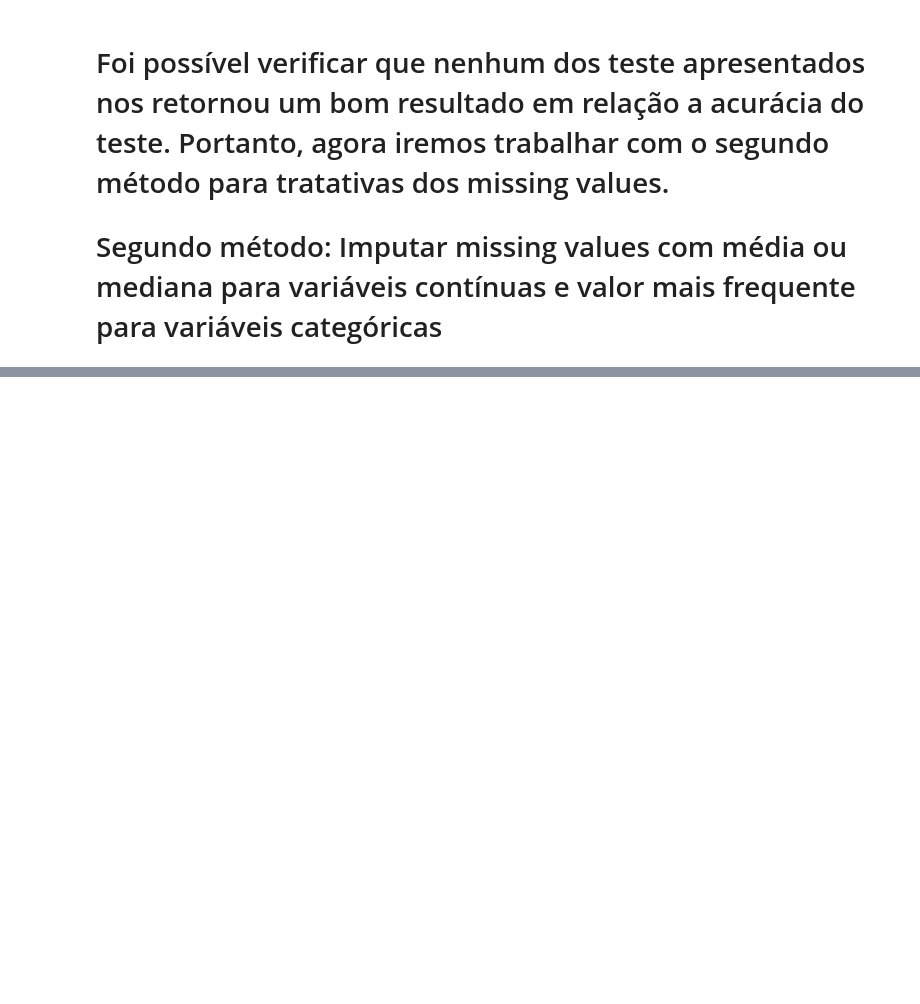
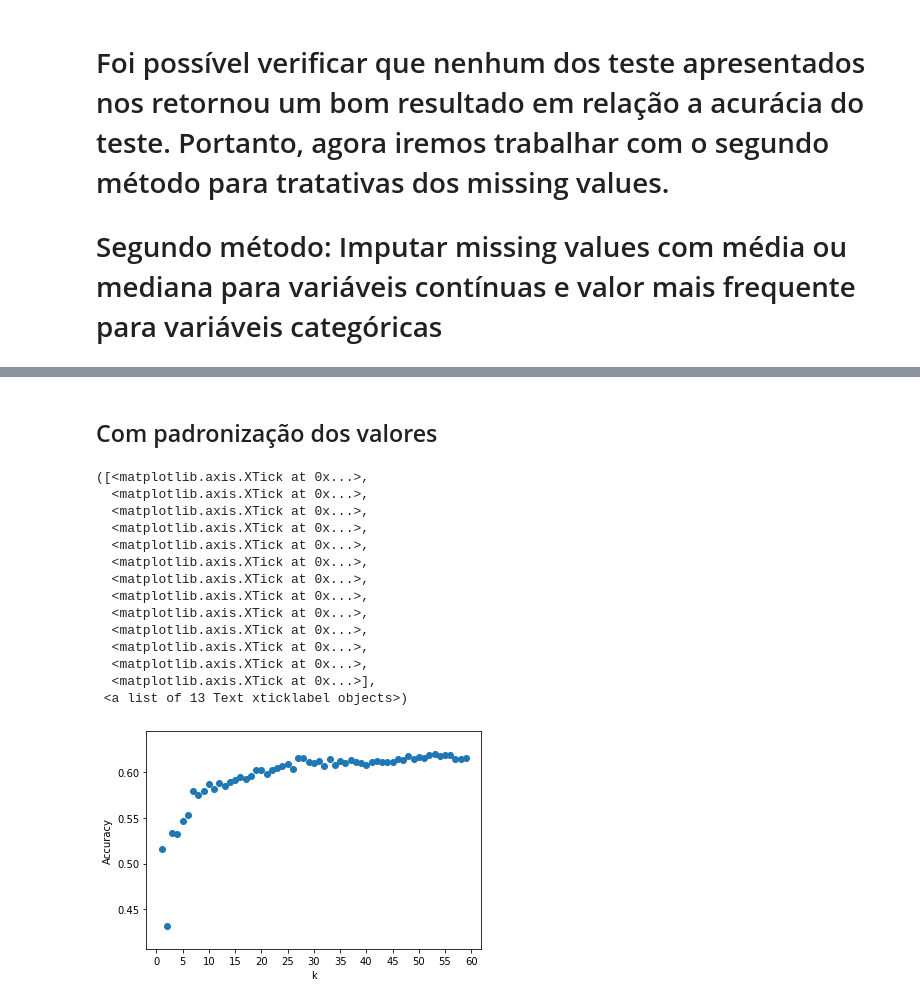
Before and after one commit to alisonascimento/distocia, a Jupyter notebook: Distocia.ipynb, the cells around one changed output, grey strips where cells are left out. Saved outputs shown, nothing was run; the diff lists cells and outputs as text; code cells hidden in the pictures; blank space fills up the shorter version.

```diff
--- a/Distocia.ipynb
+++ b/Distocia.ipynb
@@ -593,0 +386,40 @@ plt.show()
+# %% [markdown]
+## Com padronização dos valores
+# %%
+from sklearn.preprocessing import MinMaxScaler
+
+scaler = MinMaxScaler()
+
+X_train_scaled = scaler.fit_transform(X_train)
+X_test_scaled = scaler.transform(X_test)
+
+k_range = range(1,60)
+scores = []
+
+for k in k_range:
+    knn = KNeighborsClassifier(n_neighbors = k)
+    knn.fit(X_train_scaled, y_train)
+    scores.append(knn.score(X_test_scaled, y_test))
+
+%matplotlib inline
+plt.figure()
+plt.xlabel('k')
+plt.ylabel('Accuracy')
+plt.scatter(k_range, scores)
+plt.xticks(range(0,65,5))
+# %% [output]
+([<matplotlib.axis.XTick at 0x...>,
+  <matplotlib.axis.XTick at 0x...>,
+  <matplotlib.axis.XTick at 0x...>,
+  <matplotlib.axis.XTick at 0x...>,
+  <matplotlib.axis.XTick at 0x...>,
+  <matplotlib.axis.XTick at 0x...>,
+  <matplotlib.axis.XTick at 0x...>,
+  <matplotlib.axis.XTick at 0x...>,
+  <matplotlib.axis.XTick at 0x...>,
+  <matplotlib.axis.XTick at 0x...>,
+  <matplotlib.axis.XTick at 0x...>,
+  <matplotlib.axis.XTick at 0x...>,
+  <matplotlib.axis.XTick at 0x...>],
+ <a list of 13 Text xticklabel objects>)
+[figure, added]
```
Also changed, not shown: parts of 63 cells of this notebook, 4 other files.
